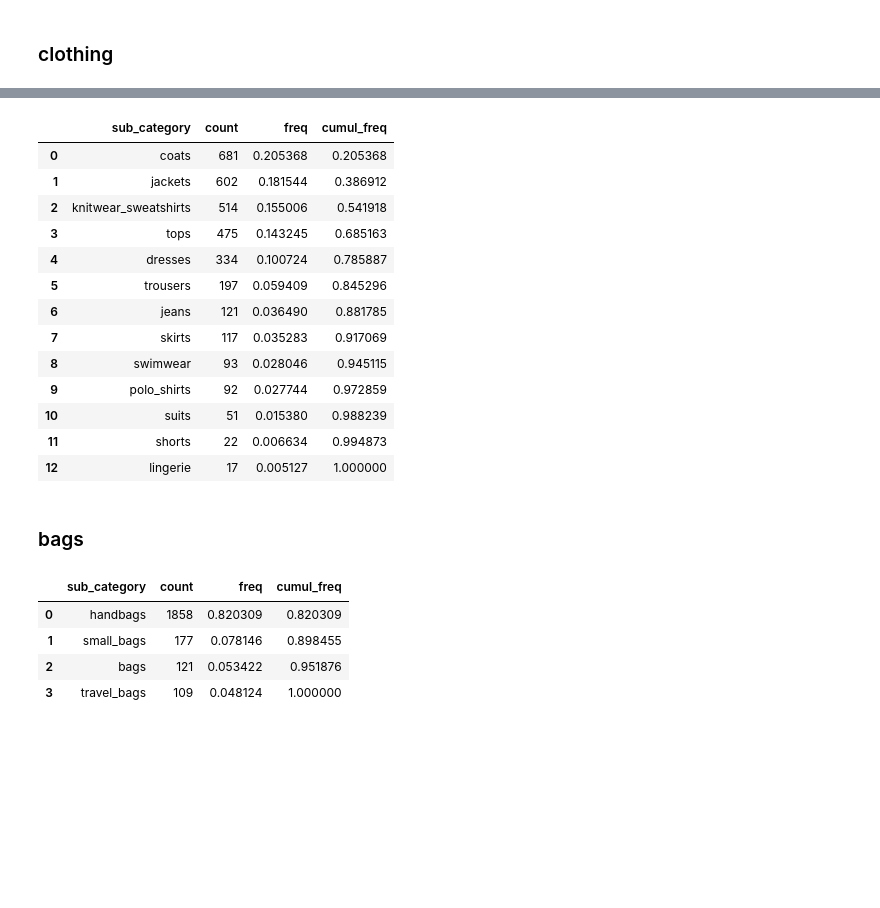
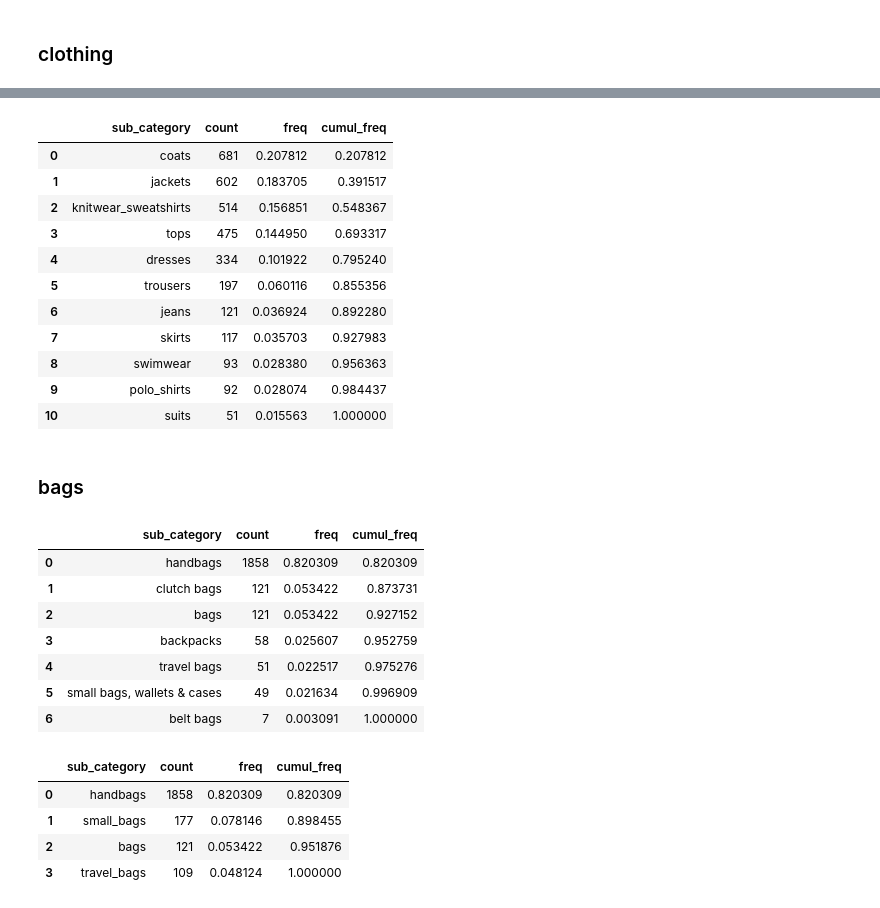
Before and after one commit to PeDiot/price_prediction_vestiaire_collective, a Jupyter notebook: notebooks/preprocessing.ipynb, the cells around one changed output, grey strips where cells are left out. Saved outputs shown, nothing was run; the diff lists cells and outputs as text; code cells hidden in the pictures; blank space fills up the shorter version.

```diff
--- a/notebooks/preprocessing.ipynb
+++ b/notebooks/preprocessing.ipynb
@@ -15,9 +19,9 @@ from functions import (
 # %% [markdown]
 ## Load the dataset
 # %%
-file_path = "C:/Users/pemma/OneDrive - Université de Tours/Mécen/M2/S1/02 - Machine Learning/05 - Projet/ML_Vestiaire_Collective/backup/vc_data.pkl"
+backup_path = "C:/Users/pemma/OneDrive - Université de Tours/Mécen/M2/S1/02 - Machine Learning/05 - Projet/ML_Vestiaire_Collective/backup/"
 # %%
-data  = pd.read_pickle(file_path)
+data  = pd.read_pickle(backup_path + "vc_data.pkl")
 # %%
 data.head()
 # %% [output]
@@ -221,29 +272,39 @@ data_cleaned = data_cleaned.replace("polo shirts", "polo_shirts")
 # remove clothing sub categories with proportion < 1%
 data_cleaned = data_cleaned.loc[-data_cleaned.sub_category.isin(["lingerie", "shorts"])]
 # %%
-category = "clothing"
-prop_table = feature_prop_table(
+feature_prop_table(
     feature="sub_category",
-    data=data_cleaned.loc[data_cleaned.category==category]
+    data=data_cleaned.loc[data_cleaned.category == "clothing"]
 )
-prop_table
 # %% [output]
 |  | sub_category | count | freq | cumul_freq |
-| 0 | coats | 681 | 0.205368 | 0.205368 |
-| 1 | jackets | 602 | 0.181544 | 0.386912 |
-| 2 | knitwear_sweatshirts | 514 | 0.155006 | 0.541918 |
-| 3 | tops | 475 | 0.143245 | 0.685163 |
-| 4 | dresses | 334 | 0.100724 | 0.785887 |
-| 5 | trousers | 197 | 0.059409 | 0.845296 |
-| 6 | jeans | 121 | 0.036490 | 0.881785 |
-| 7 | skirts | 117 | 0.035283 | 0.917069 |
-| 8 | swimwear | 93 | 0.028046 | 0.945115 |
-| 9 | polo_shirts | 92 | 0.027744 | 0.972859 |
-| 10 | suits | 51 | 0.015380 | 0.988239 |
-| 11 | shorts | 22 | 0.006634 | 0.994873 |
-| 12 | lingerie | 17 | 0.005127 | 1.000000 |
+| 0 | coats | 681 | 0.207812 | 0.207812 |
+| 1 | jackets | 602 | 0.183705 | 0.391517 |
+| 2 | knitwear_sweatshirts | 514 | 0.156851 | 0.548367 |
+| 3 | tops | 475 | 0.144950 | 0.693317 |
+| 4 | dresses | 334 | 0.101922 | 0.795240 |
+| 5 | trousers | 197 | 0.060116 | 0.855356 |
+| 6 | jeans | 121 | 0.036924 | 0.892280 |
+| 7 | skirts | 117 | 0.035703 | 0.927983 |
+| 8 | swimwear | 93 | 0.028380 | 0.956363 |
+| 9 | polo_shirts | 92 | 0.028074 | 0.984437 |
+| 10 | suits | 51 | 0.015563 | 1.000000 |
 # %% [markdown]
 ### bags
+# %%
+feature_prop_table(
+    feature="sub_category",
+    data=data_cleaned.loc[data_cleaned.category == "bags"]
+)
+# %% [output]
+|  | sub_category | count | freq | cumul_freq |
+| 0 | handbags | 1858 | 0.820309 | 0.820309 |
+| 1 | clutch bags | 121 | 0.053422 | 0.873731 |
+| 2 | bags | 121 | 0.053422 | 0.927152 |
+| 3 | backpacks | 58 | 0.025607 | 0.952759 |
+| 4 | travel bags | 51 | 0.022517 | 0.975276 |
+| 5 | small bags, wallets & cases | 49 | 0.021634 | 0.996909 |
+| 6 | belt bags | 7 | 0.003091 | 1.000000 |
 # %%
 bags_cat_to_link = {
     "clutch bags": "small bags, wallets & cases",
```
Also changed, not shown: parts of 154 cells of this notebook, 1 other file.
